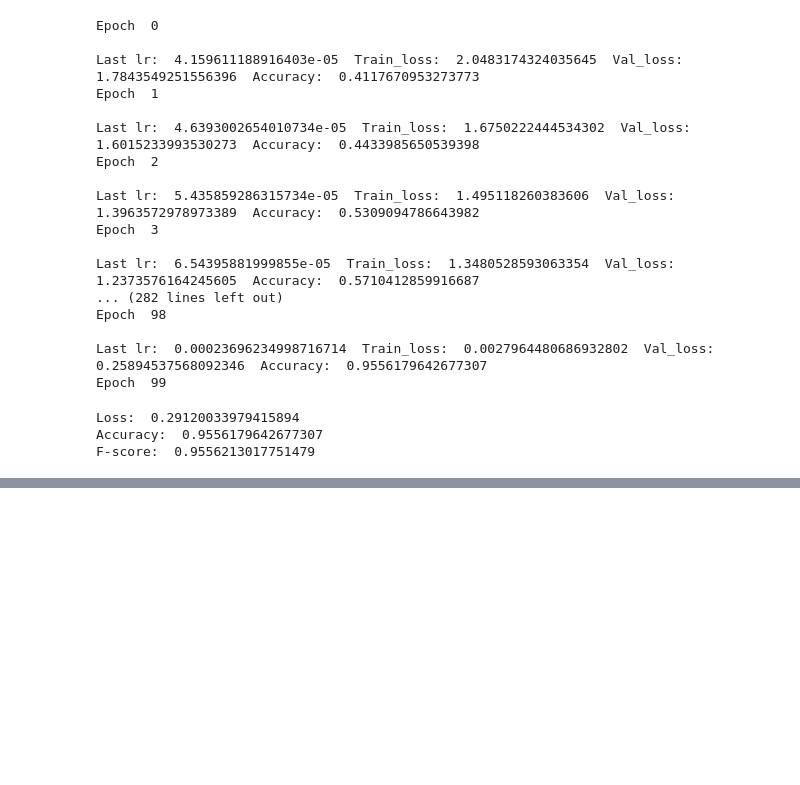
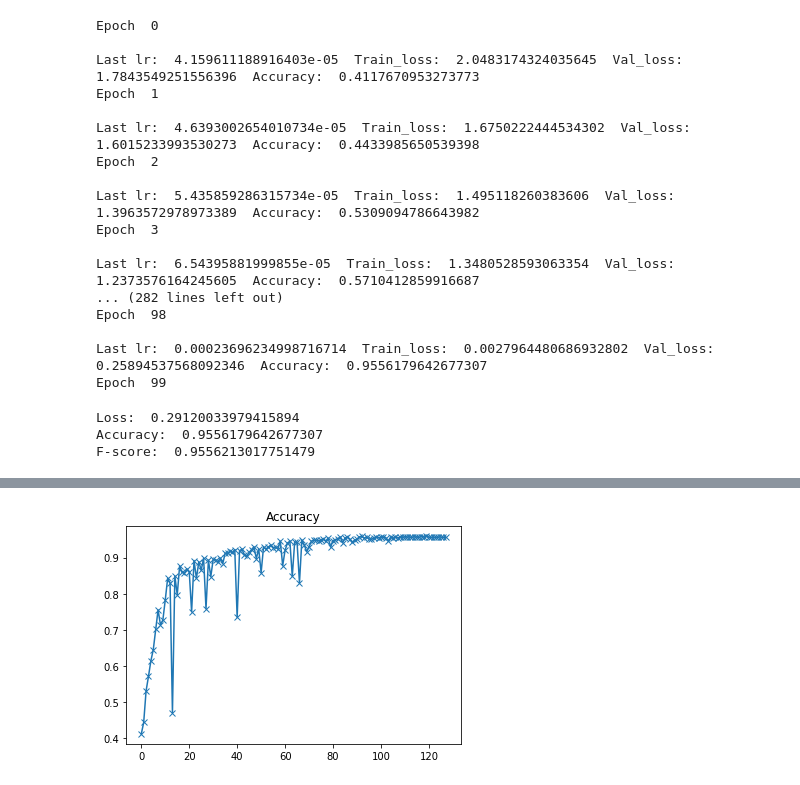
Before and after one commit to AyishaR/Spokendigit, a Jupyter notebook: Spokendigit_MFCCs.ipynb, the cells around one changed output, grey strips where cells are left out. Saved outputs shown, nothing was run; the diff lists cells and outputs as text; code cells hidden in the pictures; blank space fills up the shorter version.

```diff
--- a/Spokendigit_MFCCs.ipynb
+++ b/Spokendigit_MFCCs.ipynb
@@ -197,0 +214,4 @@ torch.save(model, '/content/spokendigit_lr_mfccs.pth')
+# %%
+plot(accuracies, 'Accuracy')
+# %% [output]
+[figure, added]
```
Also changed, not shown: parts of 3 cells of this notebook.
